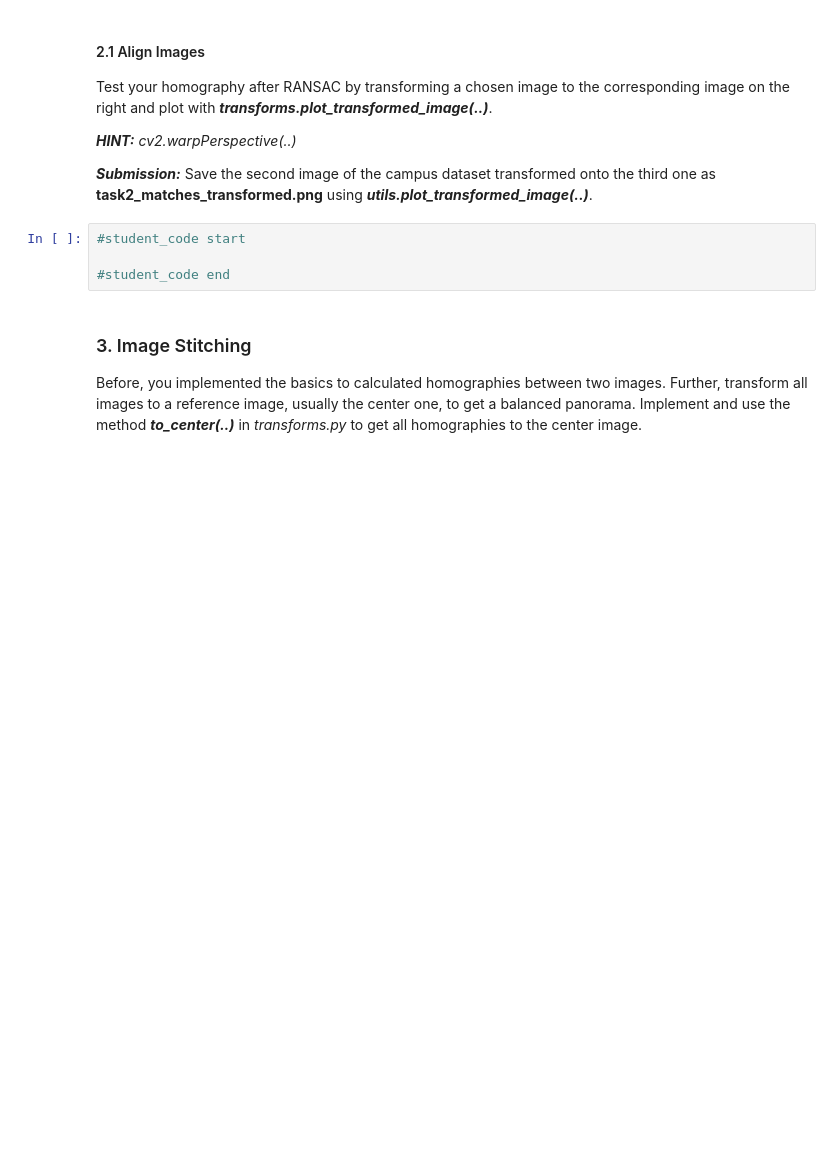
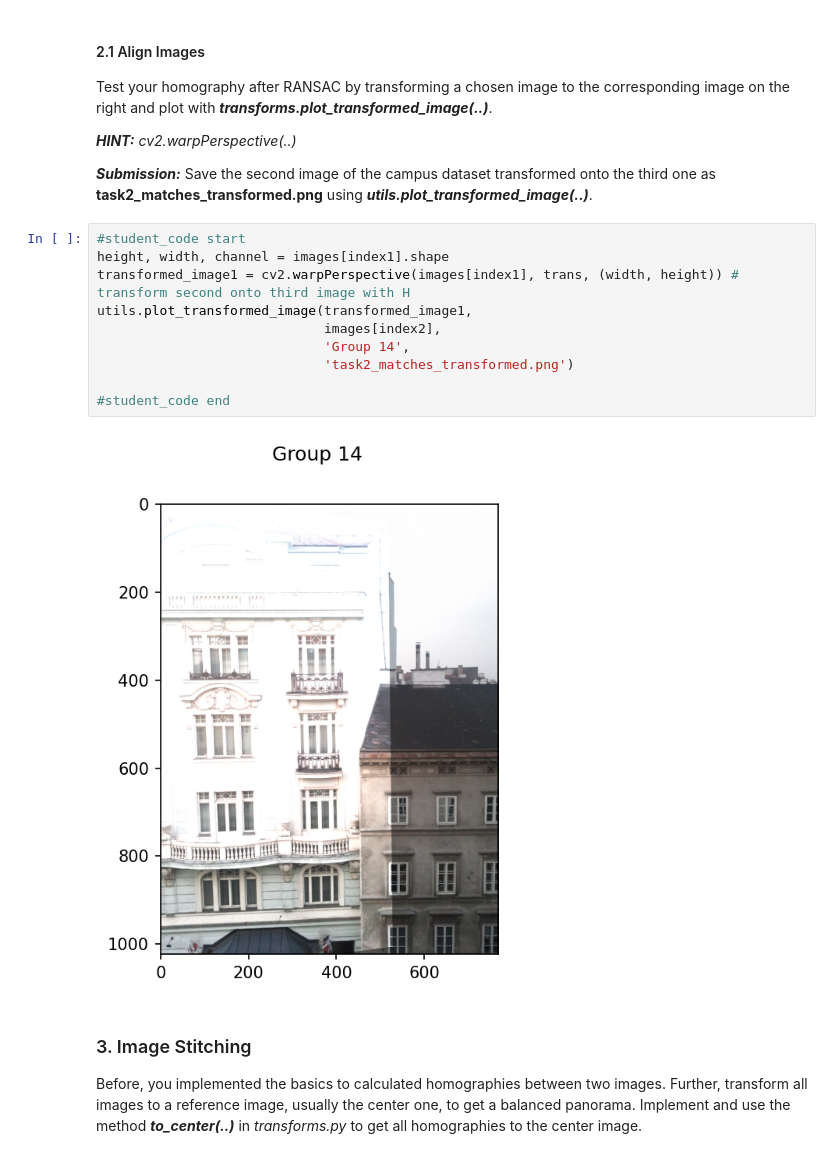
Before and after one commit to gissuvalentina/ComputerVision_Group14_Assignment1, a Jupyter notebook: Assignment1/TASK2/Task2.ipynb, the cells around one changed output. Saved outputs shown, nothing was run; the diff lists cells and outputs as text; blank space fills up the shorter version.

```diff
--- a/Assignment1/TASK2/Task2.ipynb
+++ b/Assignment1/TASK2/Task2.ipynb
@@ -119,10 +155,18 @@ _cv2.warpPerspective(..)_
 
 
 ***Submission:*** Save the second image of the campus dataset transformed onto the third one as **task2_matches_transformed.png** using ***utils.plot_transformed_image(..)***.
-# %%
-#student_code start
-
-#student_code end
+# %%
+#student_code start
+height, width, channel = images[index1].shape
+transformed_image1 = cv2.warpPerspective(images[index1], trans, (width, height)) # transform second onto third image with H
+utils.plot_transformed_image(transformed_image1,
+                             images[index2],
+                             'Group 14',
+                             'task2_matches_transformed.png')
+
+#student_code end
+# %% [output]
+[figure, added]
 # %% [markdown]
 ### 3. Image Stitching
 
```
Also changed, not shown: parts of 8 cells of this notebook, 6 other files.
